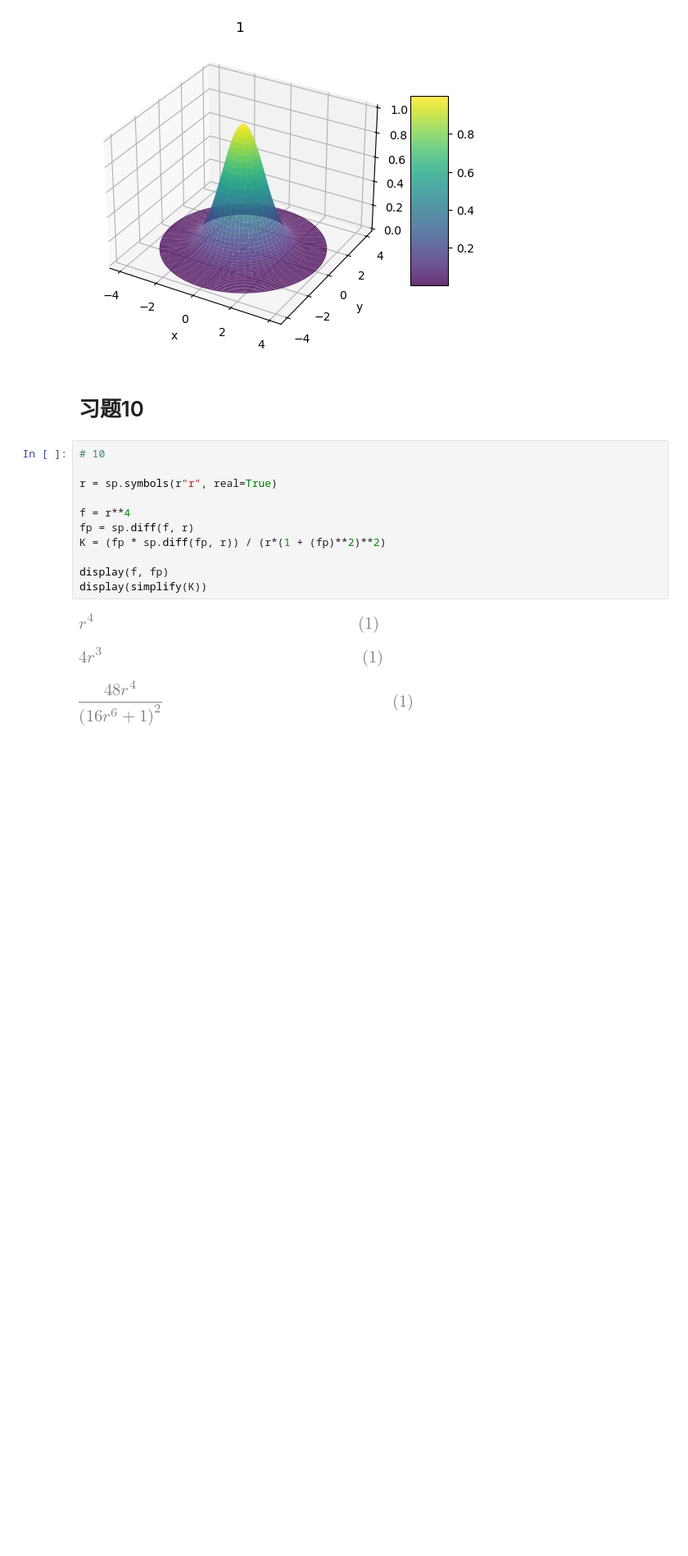
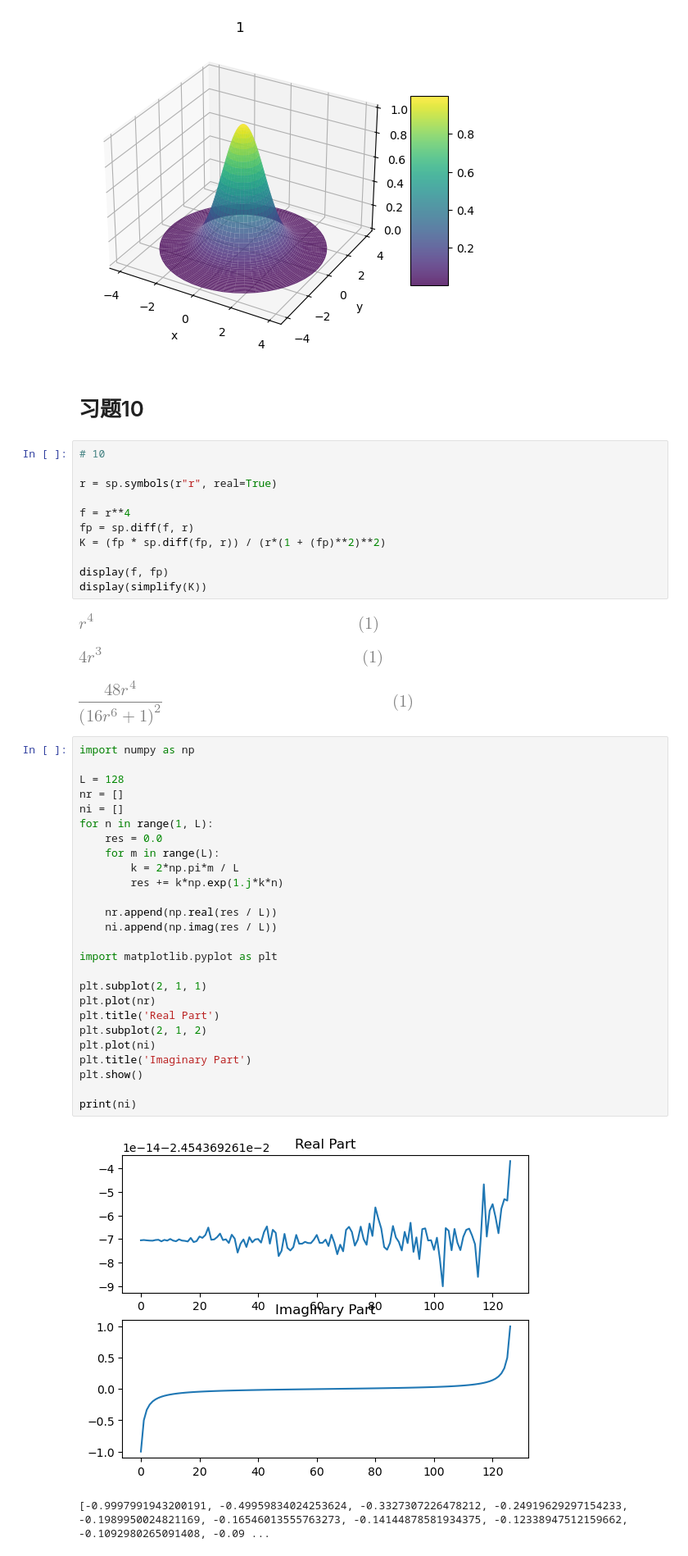
Before and after one commit to intuitionofmind/Visual-Differential-Geometry-and-Forms, a Jupyter notebook: python_notebooks/act3.ipynb, the cells around one changed output. Shown at 82% size. Drawn from its saved outputs; the diff is of its cells as text; blank space fills up the shorter version.

```diff
--- a/python_notebooks/act3.ipynb
+++ b/python_notebooks/act3.ipynb
@@ -254,3 +256,32 @@ display(simplify(K))
 [figure]
 [figure]
 [figure]
+# %%
+import numpy as np
+
+L = 128
+nr = []
+ni = []
+for n in range(1, L):
+    res = 0.0
+    for m in range(L):
+        k = 2*np.pi*m / L
+        res += k*np.exp(1.j*k*n)
+
+    nr.append(np.real(res / L))
+    ni.append(np.imag(res / L))
+
+import matplotlib.pyplot as plt
+
+plt.subplot(2, 1, 1)
+plt.plot(nr)
+plt.title('Real Part')
+plt.subplot(2, 1, 2)
+plt.plot(ni)
+plt.title('Imaginary Part')
+plt.show()
+
+print(ni)
+# %% [output]
+[figure, added]
+[-0.9997991943200191, -0.49959834024253624, -0.3327307226478212, -0.24919629297154233, -0.1989950024821169, -0.16546013555763273, -0.14144878581934375, -0.12338947512159662, -0.1092980265091408, -0.09 ...
```
Also changed, not shown: parts of 3 cells of this notebook.
